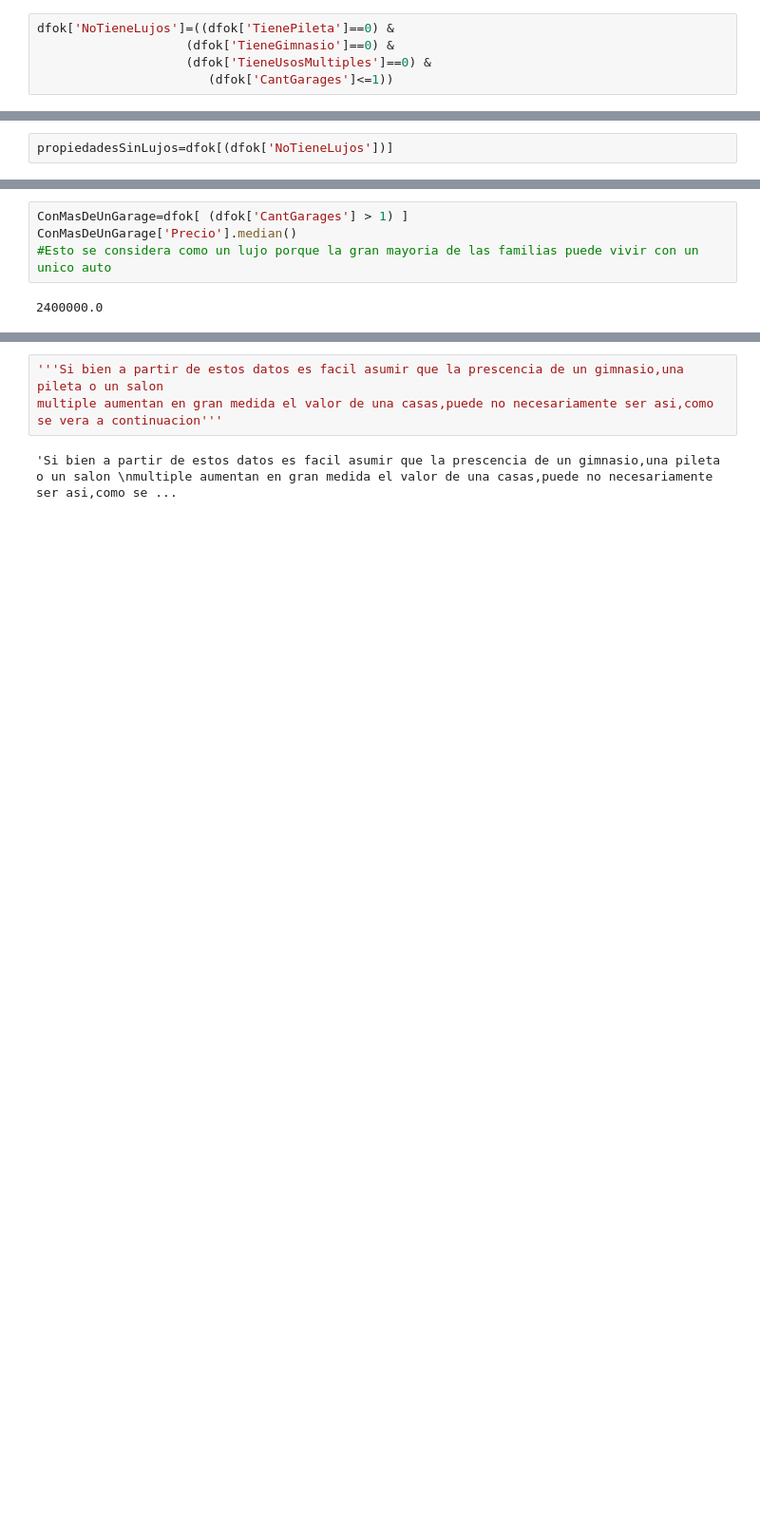
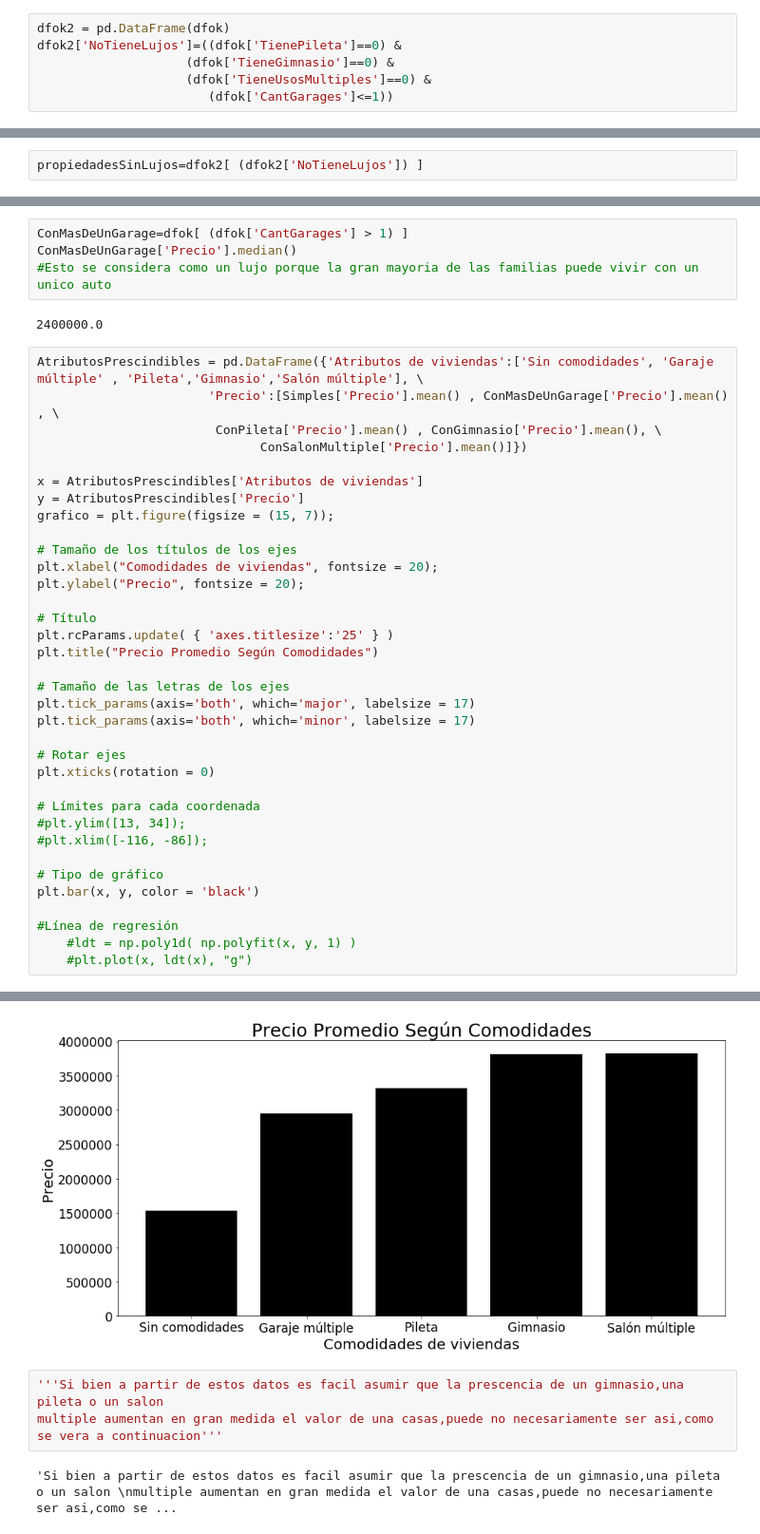
Before and after one commit to komod0/TPs-Org.Datos, a Jupyter notebook: tp1/nbandres.ipynb, the cells around one changed output, grey strips where cells are left out. Shown at 95% size. Saved outputs shown, nothing was run; the diff lists cells and outputs as text; blank space fills up the shorter version.

Commit message:
mas prolijo para pasarlo mejor al oficial

```diff
--- a/tp1/nbandres.ipynb
+++ b/tp1/nbandres.ipynb
@@ -303,7 +303,8 @@ plt.scatter(x, y)
 <matplotlib.collections.PathCollection at 0x...>
 [figure]
 # %%
-dfok['NoTieneLujos']=((dfok['TienePileta']==0) &
+dfok2 = pd.DataFrame(dfok)
+dfok2['NoTieneLujos']=((dfok['TienePileta']==0) &
                     (dfok['TieneGimnasio']==0) &
                     (dfok['TieneUsosMultiples']==0) &
                        (dfok['CantGarages']<=1))
@@ -315,7 +316,7 @@ Siendo C una constante(aprox 1.2) que elevaria el precio de la casa un 20% por c
 # %% [output]
 'despues arreglarlo,tendria que sesr precioMetroCuadrado=precioTotal/((C)^(CantidadHabitaciones-1))/MetrosCuadradosTotales\nSiendo C una constante(aprox 1.2) que elevaria el precio de la casa un 20% p ...
 # %%
-propiedadesSinLujos=dfok[(dfok['NoTieneLujos'])]
+propiedadesSinLujos=dfok2[ (dfok2['NoTieneLujos']) ]
 # %%
 ''' El objetivo de esta parte es obtener el precio por metro cuadrado de cada propiedad segun el tipo de vivienda
 y su ciudad correspondiente, asegurandose de que estas no tengan ningun lujo(pileta salon multiple gimnasio etc)
@@ -481,3 +482,39 @@ ConMasDeUnGarage['Precio'].median()
 #Esto se considera como un lujo porque la gran mayoria de las familias puede vivir con un unico auto
 # %% [output]
 2400000.0
+# %%
+AtributosPrescindibles = pd.DataFrame({'Atributos de viviendas':['Sin comodidades', 'Garaje múltiple' , 'Pileta','Gimnasio','Salón múltiple'], \
+                       'Precio':[Simples['Precio'].mean() , ConMasDeUnGarage['Precio'].mean() , \
+                        ConPileta['Precio'].mean() , ConGimnasio['Precio'].mean(), \
+                              ConSalonMultiple['Precio'].mean()]})
+
+x = AtributosPrescindibles['Atributos de viviendas']
+y = AtributosPrescindibles['Precio']
+grafico = plt.figure(figsize = (15, 7));
+
+# Tamaño de los títulos de los ejes
+plt.xlabel("Comodidades de viviendas", fontsize = 20);
+plt.ylabel("Precio", fontsize = 20);
+
+# Título
+plt.rcParams.update( { 'axes.titlesize':'25' } )
+plt.title("Precio Promedio Según Comodidades")
+
+# Tamaño de las letras de los ejes
+plt.tick_params(axis='both', which='major', labelsize = 17)
+plt.tick_params(axis='both', which='minor', labelsize = 17)
+
+# Rotar ejes
+plt.xticks(rotation = 0)
+
+# Límites para cada coordenada
+#plt.ylim([13, 34]);
+#plt.xlim([-116, -86]);
+
+# Tipo de gráfico
+plt.bar(x, y, color = 'black')
+
+#Línea de regresión
+    #ldt = np.poly1d( np.polyfit(x, y, 1) )
+    #plt.plot(x, ldt(x), "g")
+# %% [output]
@@ -484,3 +522,4 @@ ConMasDeUnGarage['Precio'].median()
+[figure, added]
 # %%
 '''Si bien a partir de estos datos es facil asumir que la prescencia de un gimnasio,una pileta o un salon
 multiple aumentan en gran medida el valor de una casas,puede no necesariamente ser asi,como se vera a continuacion'''
```
Also changed, not shown: parts of 39 cells of this notebook.
